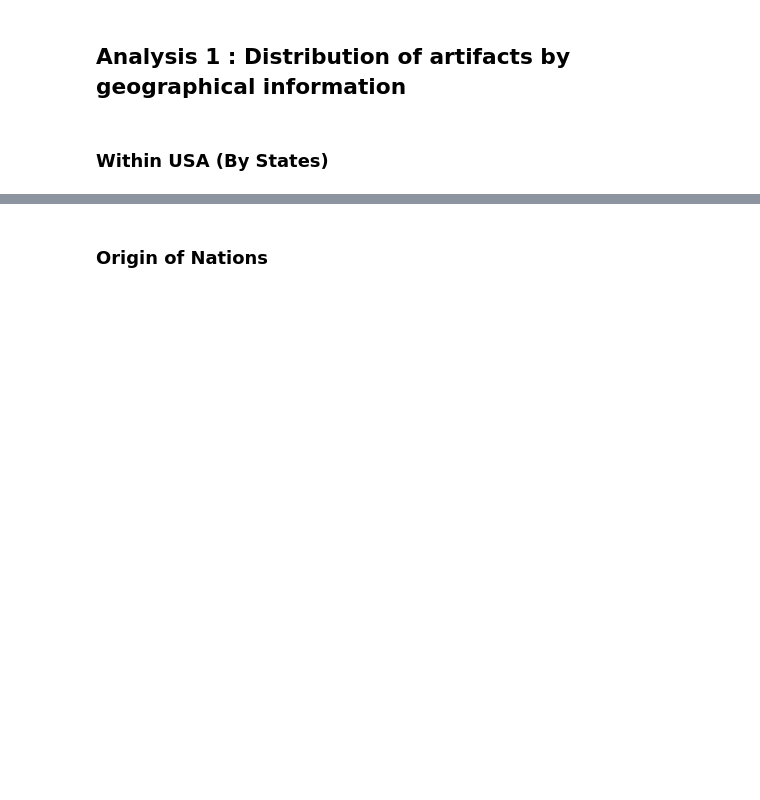
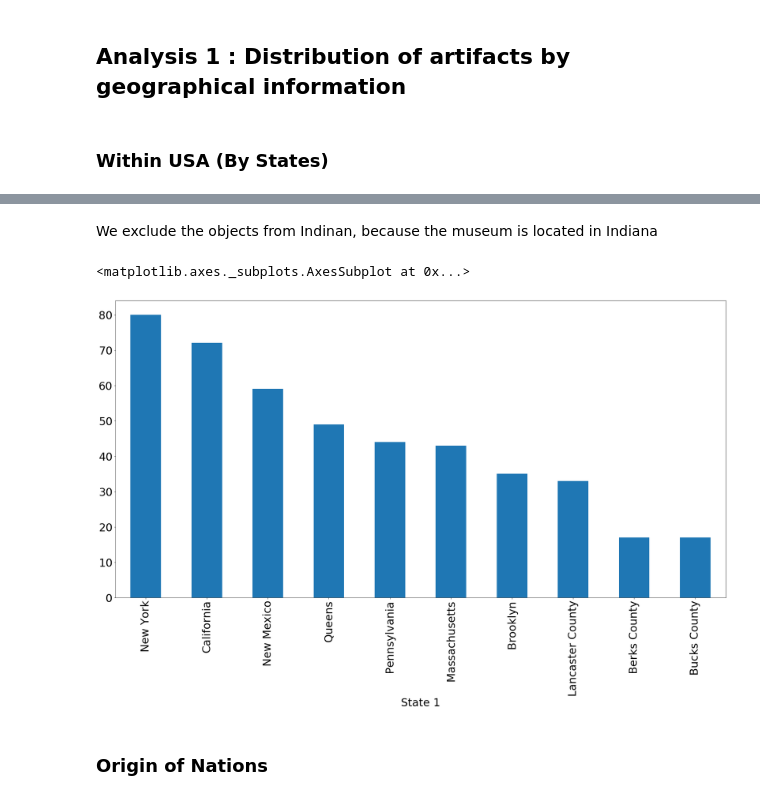
Before and after one commit to YingyingHan1994/final_project_2020Sp, a Jupyter notebook: IS590PRSP20_Final_Proejct.ipynb, the cells around one changed output, grey strips where cells are left out. Cells and saved outputs as stored; diff of their text form; code cells hidden in the pictures; blank space fills up the shorter version.

Commit message:
Xinyu Huang update nation/state analysis

```diff
--- a/IS590PRSP20_Final_Proejct.ipynb
+++ b/IS590PRSP20_Final_Proejct.ipynb
@@ -44,3 +49,6 @@ ethnicity_df.shape   # (109, 2)
 ## Analysis 1 : Distribution of artifacts by geographical information
 # %% [markdown]
 ### Within USA (By States)
+# %%
+museum_df_us = museum_df[museum_df['Country 1']=='United States']
+museum_df_us.loc[:,('State 1')] = museum_df_us['State 1'].fillna('N/A')
@@ -47,2 +70,9 @@ ethnicity_df.shape   # (109, 2)
+# %% [markdown]
+We exclude the objects from Indinan, because the museum is located in Indiana
+# %%
+museum_df_us.groupby('State 1').size().sort_values(ascending=False)[2:].head(10).plot.bar()
+# %% [output]
+<matplotlib.axes._subplots.AxesSubplot at 0x...>
+[figure, added]
 # %% [markdown]
 ### Origin of Nations
```
Also changed, not shown: parts of 28 cells of this notebook, 1 other file.
